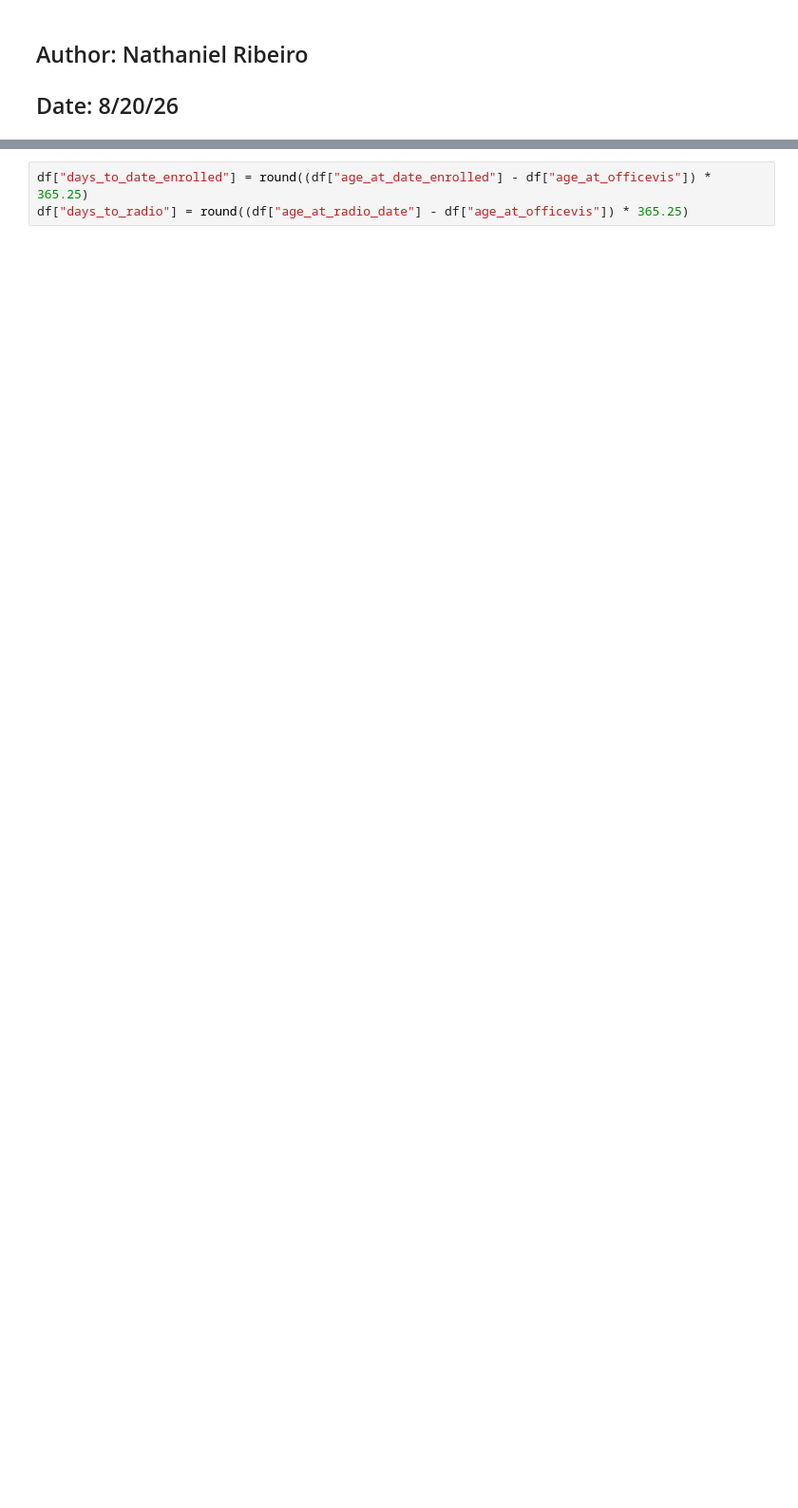
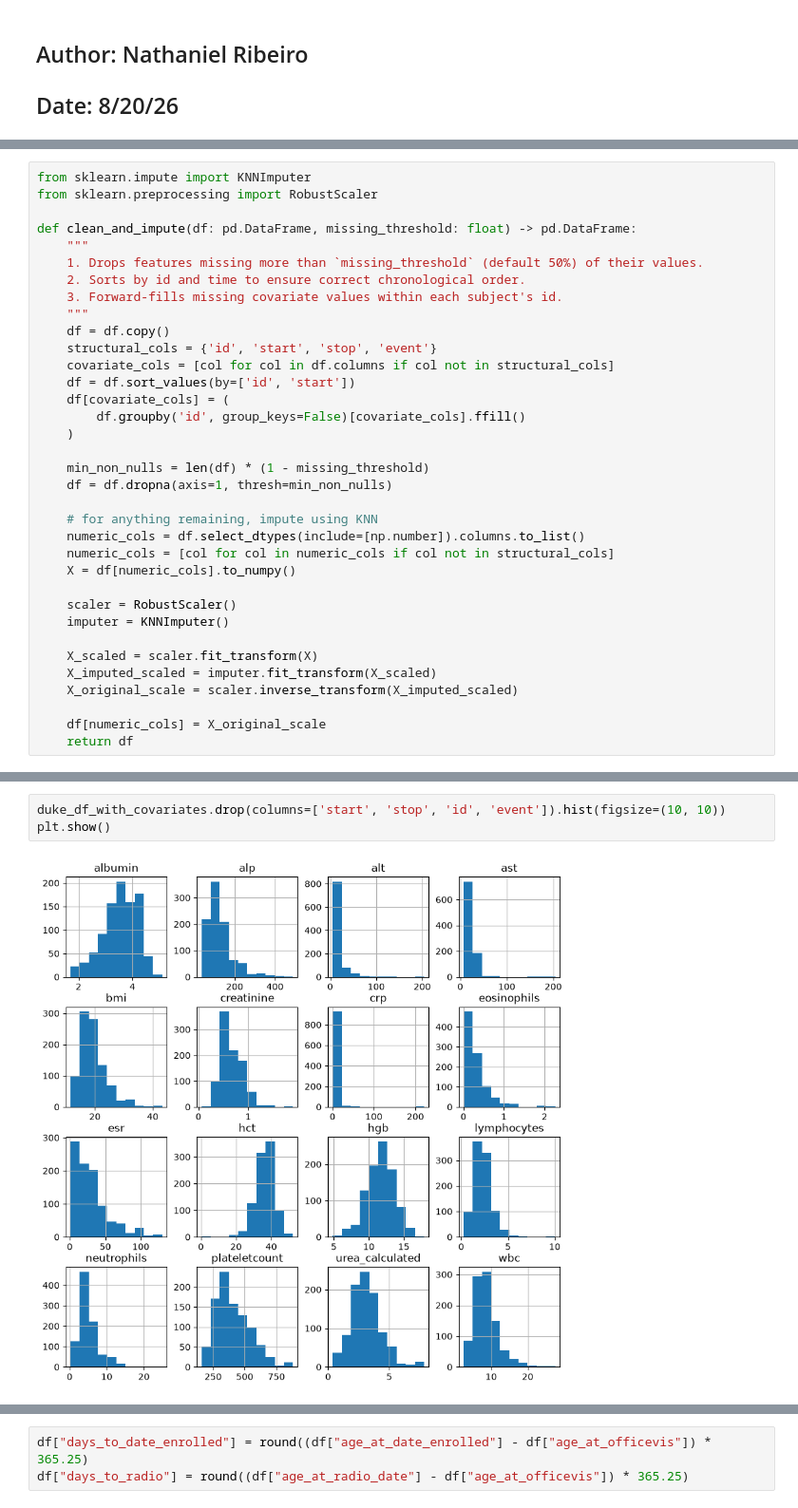
Before and after one commit to SyedLab-GI/BiologicDurabilitySurvivalAnalysis, a Jupyter notebook: SurvivalModeling.ipynb, the cells around one changed output, grey strips where cells are left out. Shown at 95% size. Cells and saved outputs as stored; diff of their text form; blank space fills up the shorter version.

```diff
--- a/SurvivalModeling.ipynb
+++ b/SurvivalModeling.ipynb
@@ -148,0 +484,35 @@ plt.show()
+# %%
+from sklearn.impute import KNNImputer
+from sklearn.preprocessing import RobustScaler
+
+def clean_and_impute(df: pd.DataFrame, missing_threshold: float) -> pd.DataFrame:
+    """
+    1. Drops features missing more than `missing_threshold` (default 50%) of their values.
+    2. Sorts by id and time to ensure correct chronological order.
+    3. Forward-fills missing covariate values within each subject's id.
+    """
+    df = df.copy()
+    structural_cols = {'id', 'start', 'stop', 'event'}
+    covariate_cols = [col for col in df.columns if col not in structural_cols]
+    df = df.sort_values(by=['id', 'start'])
+    df[covariate_cols] = (
+        df.groupby('id', group_keys=False)[covariate_cols].ffill()
+    )
+
+    min_non_nulls = len(df) * (1 - missing_threshold)
+    df = df.dropna(axis=1, thresh=min_non_nulls)
+
+    # for anything remaining, impute using KNN
+    numeric_cols = df.select_dtypes(include=[np.number]).columns.to_list()
+    numeric_cols = [col for col in numeric_cols if col not in structural_cols]
+    X = df[numeric_cols].to_numpy()
+
+    scaler = RobustScaler()
+    imputer = KNNImputer()
+
+    X_scaled = scaler.fit_transform(X)
+    X_imputed_scaled = imputer.fit_transform(X_scaled)
+    X_original_scale = scaler.inverse_transform(X_imputed_scaled)
+
+    df[numeric_cols] = X_original_scale
+    return df
@@ -148,0 +552,5 @@ plt.show()
+# %%
+duke_df_with_covariates.drop(columns=['start', 'stop', 'id', 'event']).hist(figsize=(10, 10))
+plt.show()
+# %% [output]
+[figure, added]
```
Also changed, not shown: parts of 47 cells of this notebook, 5 other files.
